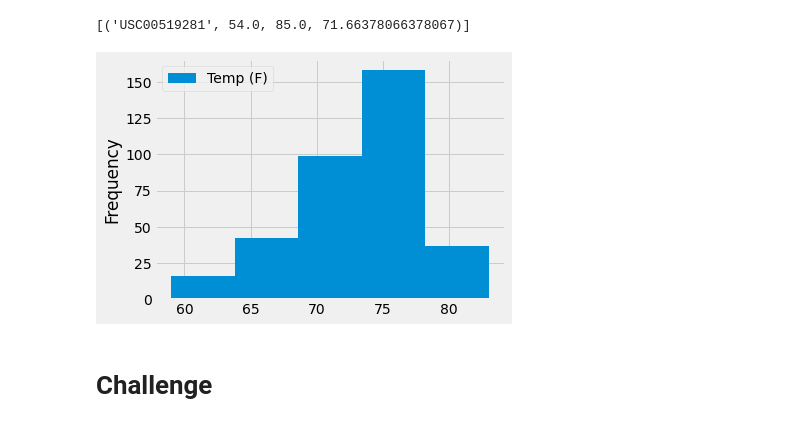
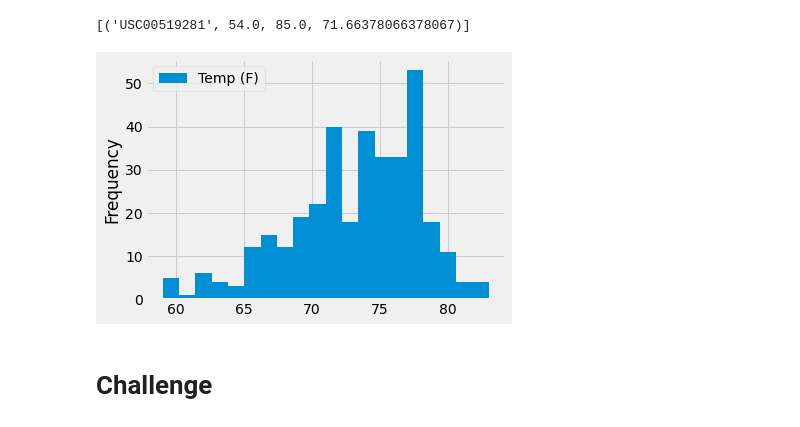
Before and after one commit to bradydwilton/surfs_up, a Jupyter notebook: climate_analysis.ipynb, the cells around one changed output. Cells and saved outputs as stored; diff of their text form; code cells hidden in the pictures.

```diff
--- a/climate_analysis.ipynb
+++ b/climate_analysis.ipynb
@@ -110,12 +110,12 @@ session.query(Measurement.station, func.min(Measurement.tobs),func.max(Measureme
 # %%
 # Choose the station with the highest number of temperature observations.
 # Query the last 12 months of temperature observation data for this station and plot the results as a histogram
 temps = session.query(Measurement.tobs).filter(Measurement.station == 'USC00519281').filter(Measurement.date >= prev_year).all()
 temps_df = pd.DataFrame(temps, columns = ['Temp (F)'])
-temps_df.plot(kind='hist',bins=5)
+temps_df.plot(kind='hist',bins=20)
 plt.tight_layout()
 # %% [output]
-[figure, old version]
+[figure, new version]
 # %%
 # Write a function called `calc_temps` that will accept start date and end date in the format '%Y-%m-%d'
 # and return the minimum, average, and maximum temperatures for that range of dates
```
Also changed, not shown: 2 other files.
